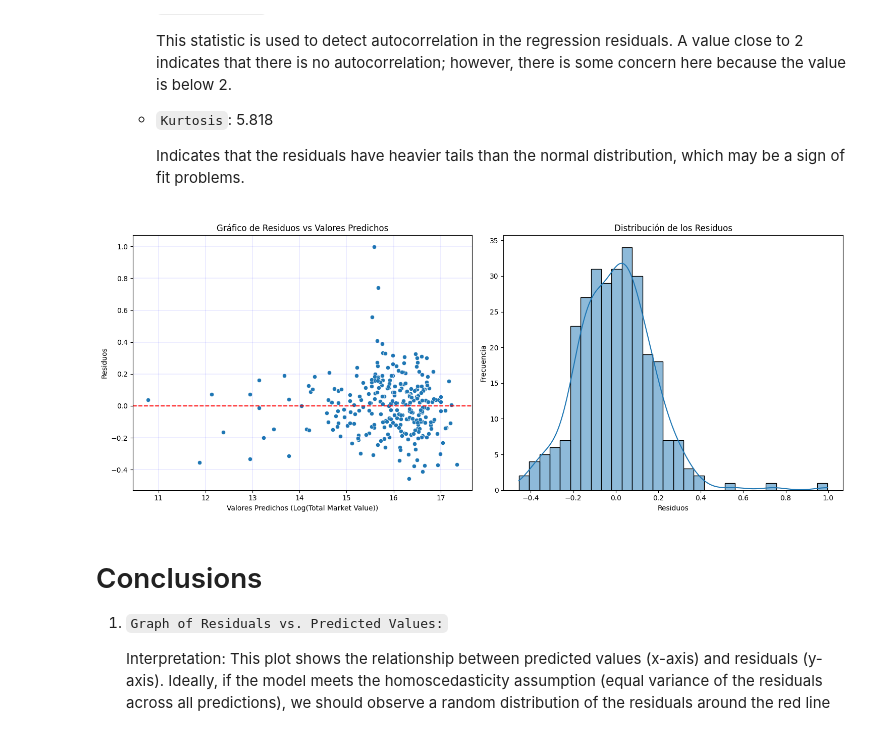
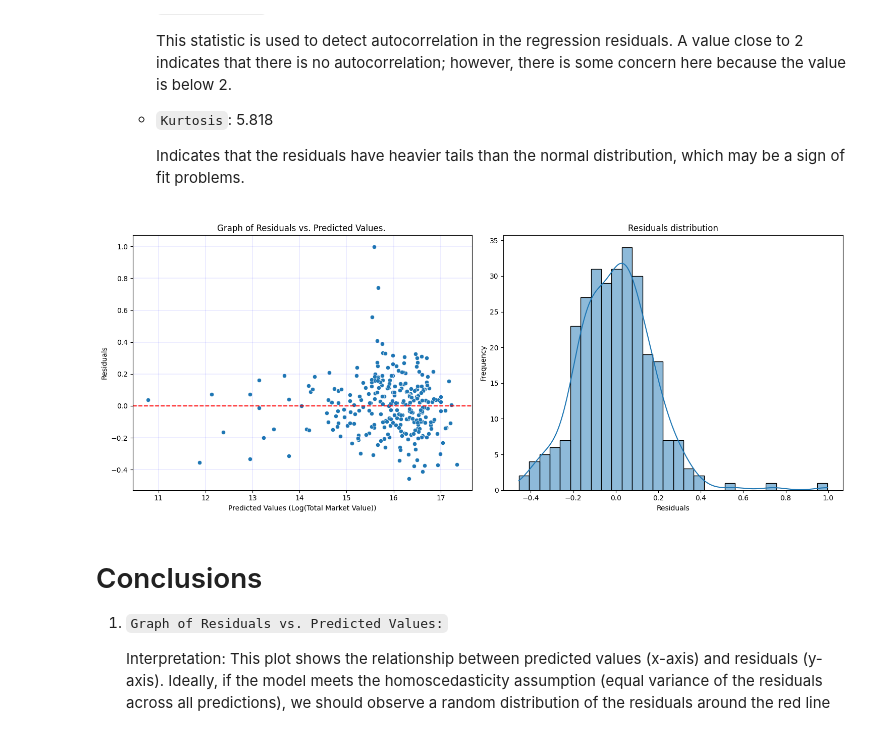
Before and after one commit to Eblasan71/Total_Market_Value, a Jupyter notebook: Total_Market_Value.ipynb, the cells around one changed output. Saved outputs shown, nothing was run; the diff lists cells and outputs as text; code cells hidden in the pictures.

```diff
--- a/Total_Market_Value.ipynb
+++ b/Total_Market_Value.ipynb
@@ -485,30 +485,30 @@ strong multicollinearity or other numerical problems.
 # %%
 # Obtain the predicted values and residuals of the model.
 y_pred = model.predict(X)
 residuos = y - y_pred
 
 # Create subplots
 fig, axs = plt.subplots(1, 2, figsize=(15, 6))  #  1 row and 2 columns
 
 # 1. Graph of residuals vs. predicted values
 sns.scatterplot(x=y_pred, y=residuos, ax=axs[0])
 axs[0].axhline(0, color='red', linestyle='--')  # LHorizontal line at 0
-axs[0].set_title('Gráfico de Residuos vs Valores Predichos')
-axs[0].set_xlabel('Valores Predichos (Log(Total Market Value))')
-axs[0].set_ylabel('Residuos')
+axs[0].set_title('Graph of Residuals vs. Predicted Values. ')
+axs[0].set_xlabel('Predicted Values (Log(Total Market Value))')
+axs[0].set_ylabel('Residuals')
 axs[0].grid(True, color='blue', linestyle='-', linewidth=0.1)  # Add grid
 
 # 2. Histogram of residues
 sns.histplot(residuos, kde=True, bins=30, ax=axs[1])  # UUsing the second subplot
-axs[1].set_title('Distribución de los Residuos')
-axs[1].set_xlabel('Residuos')
-axs[1].set_ylabel('Frecuencia')
+axs[1].set_title('Residuals distribution')
+axs[1].set_xlabel('Residuals')
+axs[1].set_ylabel('Frequency')
 
 # Display graphics
 plt.tight_layout()  # Adjusting the layout
 plt.show()
 # %% [output]
-[figure, old version]
+[figure, new version]
 # %% [markdown]
 # Conclusions
 
```
Also changed, not shown: parts of 2 cells of this notebook.
